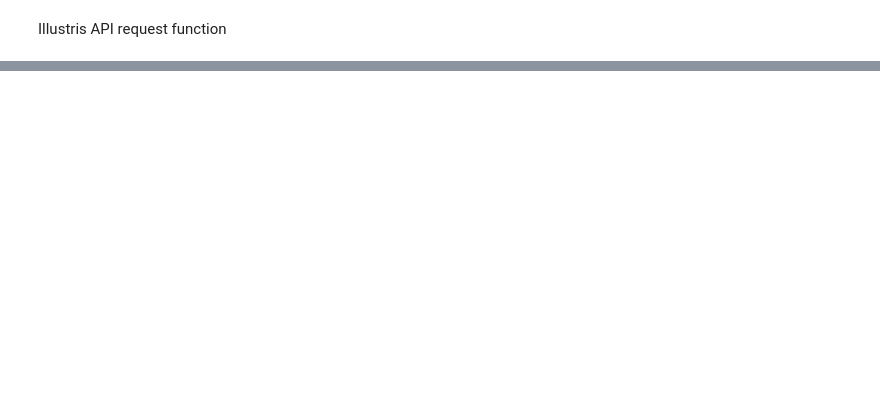
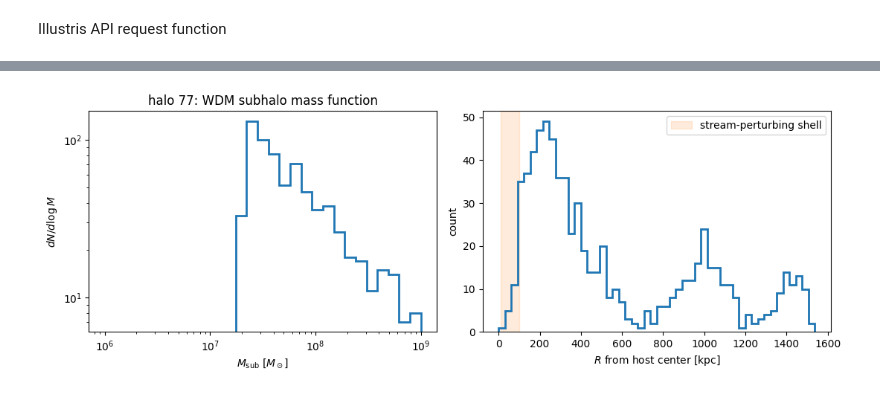
Before and after one commit to ravioli1369/ast5011-project, a Jupyter notebook: wdm_fs_suppress.ipynb, the cells around one changed output, grey strips where cells are left out. Saved outputs shown, nothing was run; the diff lists cells and outputs as text; code cells hidden in the pictures; blank space fills up the shorter version.

Commit message:
wdm plots and final code updates

```diff
--- a/wdm_fs_suppress.ipynb
+++ b/wdm_fs_suppress.ipynb
@@ -44,7 +44,7 @@ def get(path, params=None):
 
     return r
 # %%
-cosmo = cosmology.setCosmology('illustris')
+cosmo = cosmology.setCosmology('planck18')
 h=cosmo.h
 
 # Constants
@@ -57,7 +57,9 @@ Mpc_cm = 3.086e24    # cm per Mpc
 
 m_wdm = 1.0 * keV    # rest-mass energy of the WDM particle [erg]
 z_nr = m_wdm/(k_B * T_CMB) - 1
-t_nr = 1.3e6  # seconds (age of the Universe at z_nr)
+print(z_nr)
+t_nr = 1318860.210  # seconds (age of the Universe at z_nr) (From Ned Wright's cosmology calculator)
+
 
 lambda_fs_cm = c_cgs * t_nr * (1 + z_nr)
 lambda_fs_Mpc = lambda_fs_cm/Mpc_cm
@@ -104,0 +195,13 @@ Group has 1180 subhalos
+# %%
+subcat = pickle.load(open(f'illustris_data/suppression/halo77_wdm_fs_sup.pkl','rb'))
+
+sh = fetch_subhalos(77, subcat)
+for k, v in sh.items():
+    print(
+        f"  {k:14s} shape={getattr(v, 'shape', None)} dtype={getattr(v, 'dtype', None)}"
+    )
+
+print(f"\nN subhalos in [1e6, 1e9] Msun: {len(sh['id'])}")
+print(f"M range: {sh['mass_msun'].min():.2e} to {sh['mass_msun'].max():.2e} Msun")
+print(f"R range: {sh['R_kpc'].min():.2f} to {sh['R_kpc'].max():.2f} kpc")
+print(f"halo center (sim coords): {sh['halo_pos_kpc']}")
@@ -104,0 +222,26 @@ Group has 1180 subhalos
+# %%
+import matplotlib.pyplot as plt
+from stream_perturbing_halos import PERTURBER_R_RANGE_KPC
+
+fig, axes = plt.subplots(1, 2, figsize=(11, 4))
+
+# Mass function
+mbins = np.logspace(6, 9, 30)
+axes[0].hist(sh["mass_msun"], bins=mbins, histtype="step", lw=2)
+axes[0].set_xscale("log")
+axes[0].set_yscale("log")
+axes[0].set_xlabel(r"$M_{\rm sub}\ [M_\odot]$")
+axes[0].set_ylabel(r"$dN/d\log M$")
+axes[0].set_title(f"halo 77: WDM subhalo mass function")
+
+# Radial distribution
+axes[1].hist(sh["R_kpc"], bins=50, histtype="step", lw=2)
+axes[1].axvspan(
+    *PERTURBER_R_RANGE_KPC, color="C1", alpha=0.15, label="stream-perturbing shell"
+)
+axes[1].set_xlabel(r"$R$ from host center [kpc]")
+axes[1].set_ylabel("count")
+axes[1].legend()
+plt.tight_layout()
+# %% [output]
+[figure, added]
```
Also changed, not shown: parts of 6 cells of this notebook, 5 other files.
